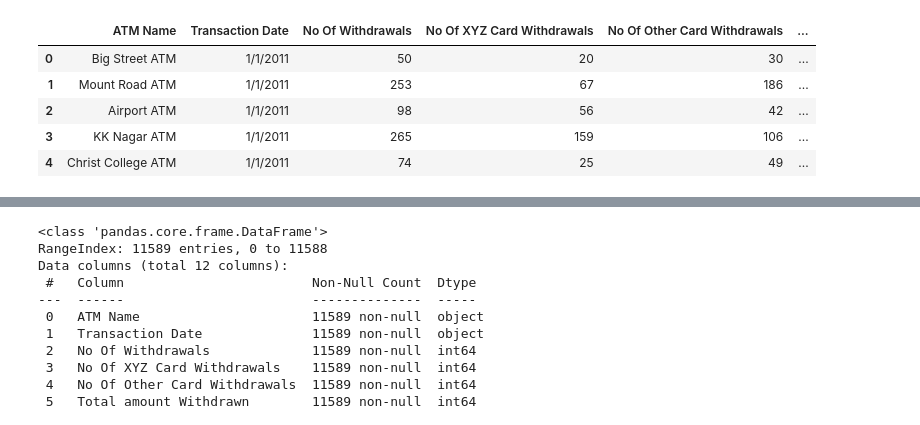
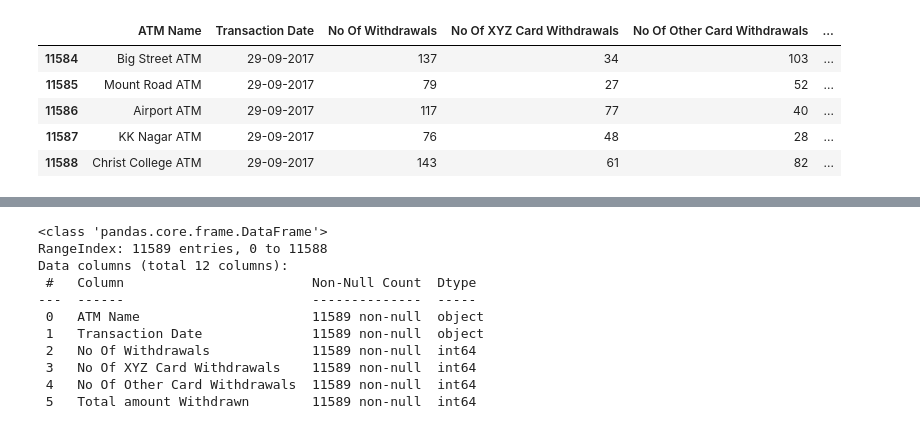
Before and after one commit to TelRich/Bank_Transaction_EDA, a Jupyter notebook: bank.ipynb, the cells around one changed output, grey strips where cells are left out. Cells and saved outputs as stored; diff of their text form; code cells hidden in the pictures.

```diff
--- a/bank.ipynb
+++ b/bank.ipynb
@@ -16,11 +15,11 @@ rcParams['figure.figsize'] = 8,5
 # plt.style.use('fivethirtyeight')
 # %%
 atm = pd.read_csv('AggregatedData.csv')
-atm.head()
+atm.tail()
 # %% [output]
 |  | ATM Name | Transaction Date | No Of Withdrawals | No Of XYZ Card Withdrawals | No Of Other Card Withdrawals | ... |
-| 0 | Big Street ATM | 1/1/2011 | 50 | 20 | 30 | ... |
-| 1 | Mount Road ATM | 1/1/2011 | 253 | 67 | 186 | ... |
-| 2 | Airport ATM | 1/1/2011 | 98 | 56 | 42 | ... |
-| 3 | KK Nagar ATM | 1/1/2011 | 265 | 159 | 106 | ... |
-| 4 | Christ College ATM | 1/1/2011 | 74 | 25 | 49 | ... |
+| 11584 | Big Street ATM | 29-09-2017 | 137 | 34 | 103 | ... |
+| 11585 | Mount Road ATM | 29-09-2017 | 79 | 27 | 52 | ... |
+| 11586 | Airport ATM | 29-09-2017 | 117 | 77 | 40 | ... |
+| 11587 | KK Nagar ATM | 29-09-2017 | 76 | 48 | 28 | ... |
+| 11588 | Christ College ATM | 29-09-2017 | 143 | 61 | 82 | ... |
```
Also changed, not shown: parts of 15 cells of this notebook.
